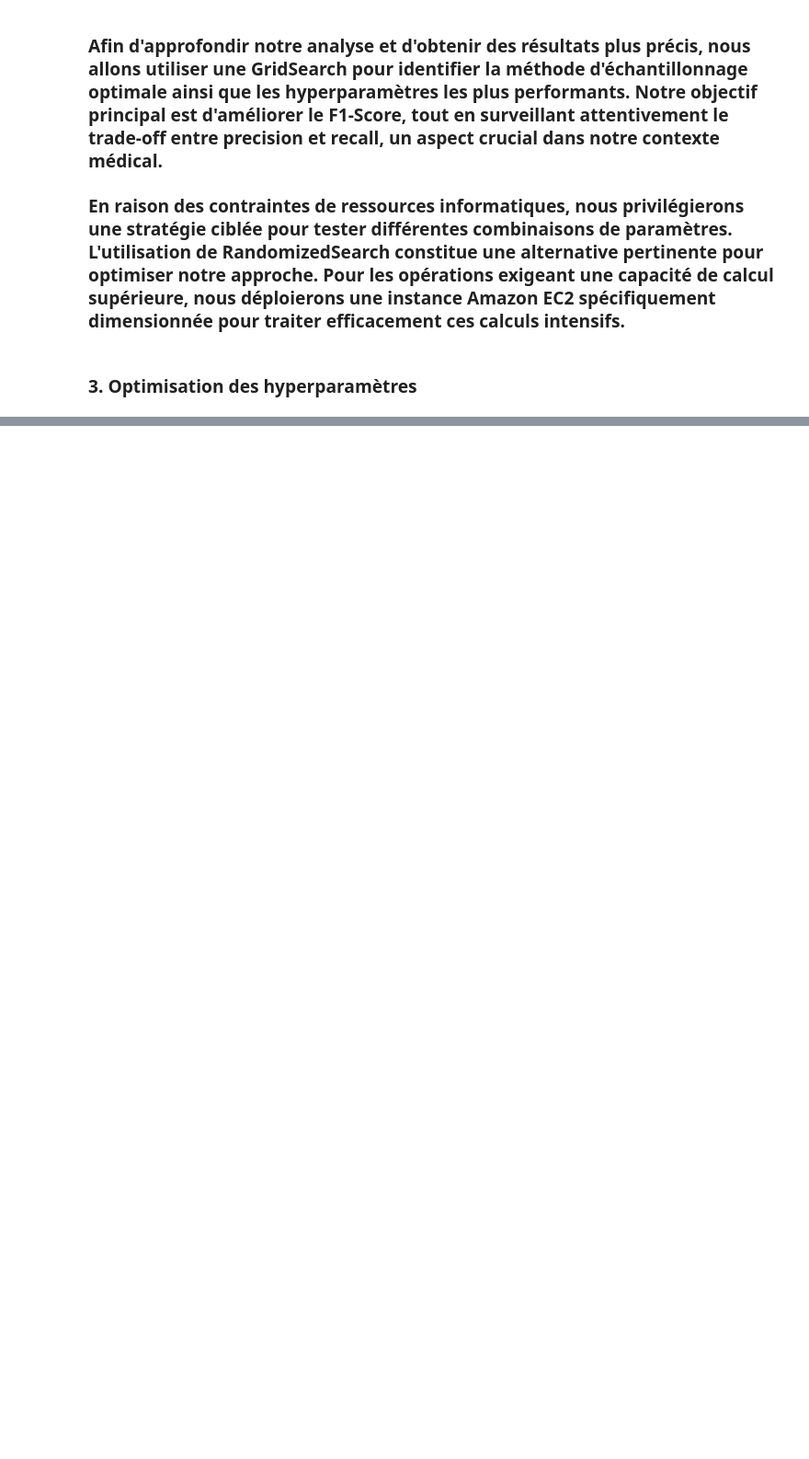
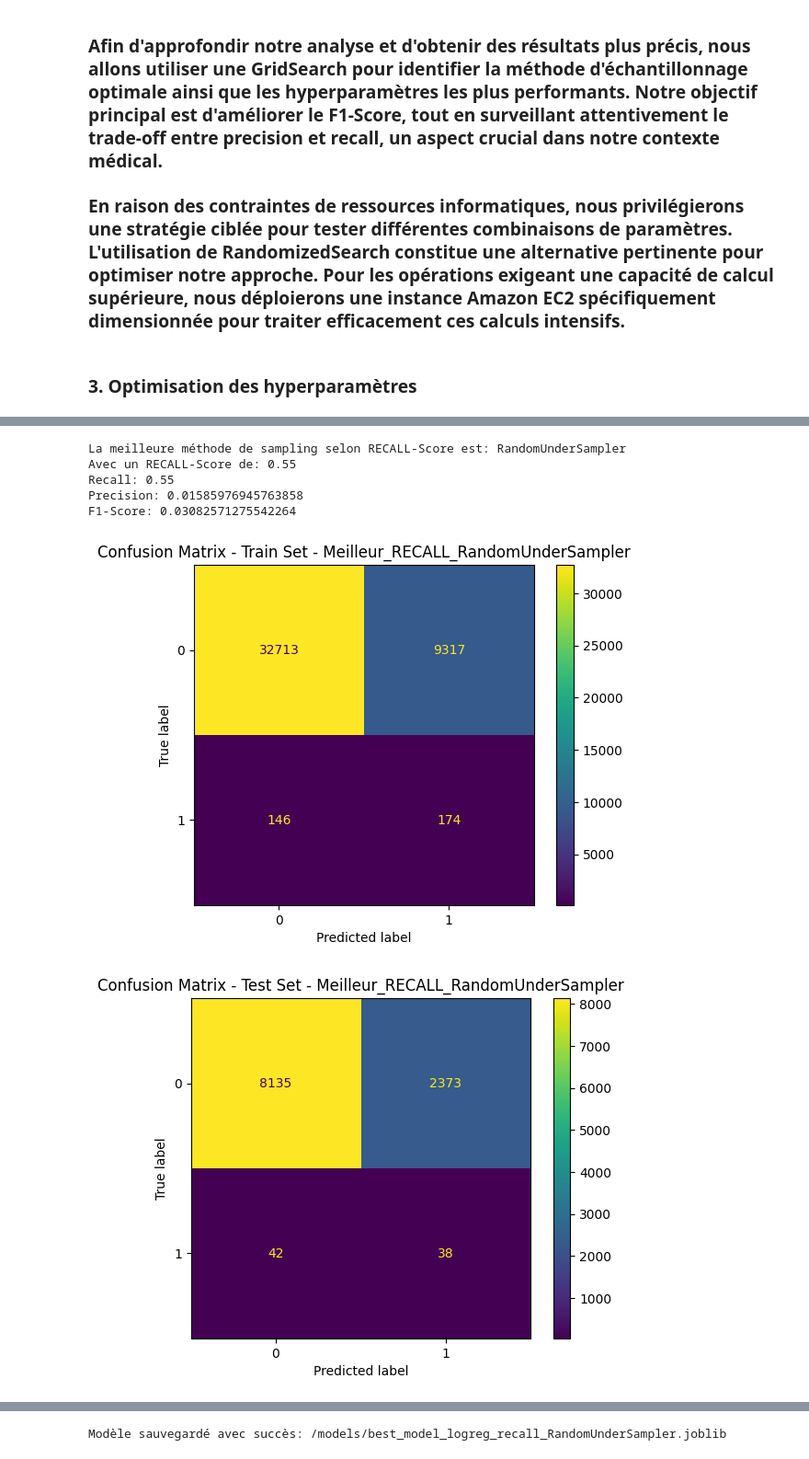
Before and after one commit to thibautmodrin/Jedha_Full_Stack_HPP_Prediction, a Jupyter notebook: 01_Notebooks/03_Model_LogReg.ipynb, the cells around one changed output, grey strips where cells are left out. Shown at 92% size. Saved outputs shown, nothing was run; the diff lists cells and outputs as text; code cells hidden in the pictures; blank space fills up the shorter version.

```diff
--- a/01_Notebooks/03_Model_LogReg.ipynb
+++ b/01_Notebooks/03_Model_LogReg.ipynb
@@ -960,0 +1036,11 @@ Modèle sauvegardé avec succès: /models/best_model_logreg_f1_Sans_resampling.j
+# %%
+# Récupération du meilleur estimateur selon le F1-score
+meilleur_modele_recall = get_best_model(resultats_grid_recall, score_type='recall', use_mlflow=False)
+# %% [output]
+La meilleure méthode de sampling selon RECALL-Score est: RandomUnderSampler
+Avec un RECALL-Score de: 0.55
+Recall: 0.55
+Precision: 0.01585976945763858
+F1-Score: 0.03082571275542264
+[figure, added]
+[figure, added]
@@ -960,0 +1053 @@ Modèle sauvegardé avec succès: /models/best_model_logreg_f1_Sans_resampling.j
+Modèle sauvegardé avec succès: /models/best_model_logreg_recall_RandomUnderSampler.joblib
```
Also changed, not shown: parts of 8 cells of this notebook.
